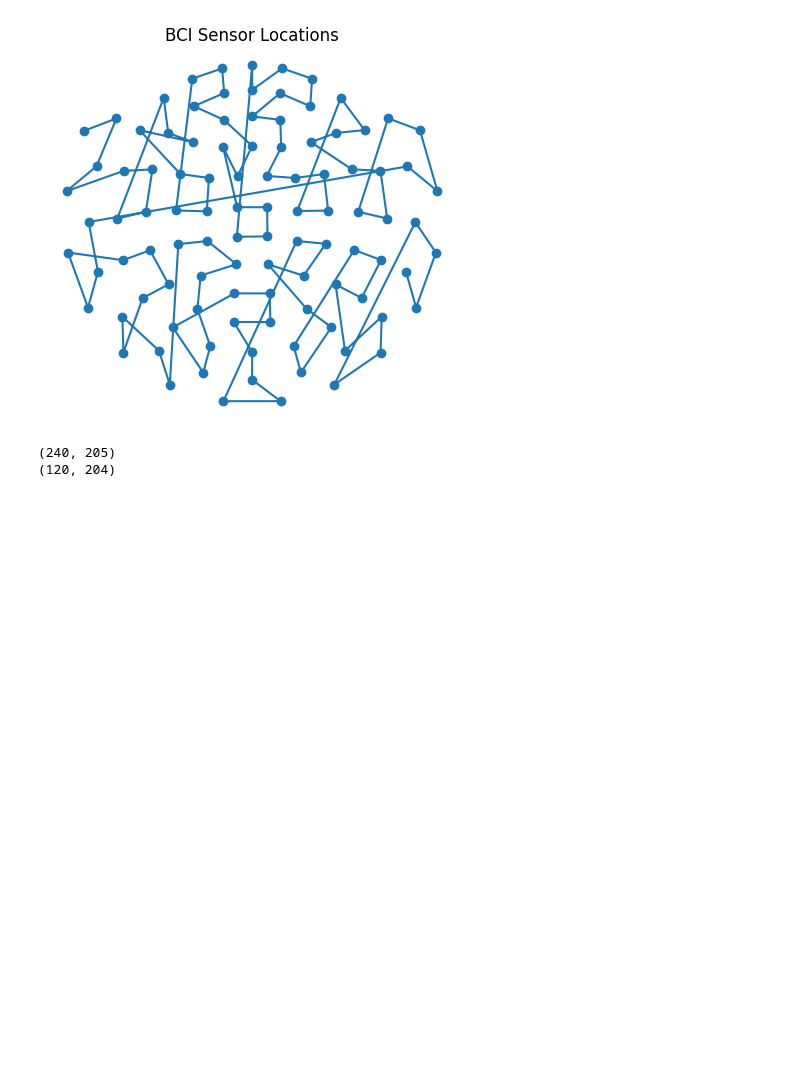
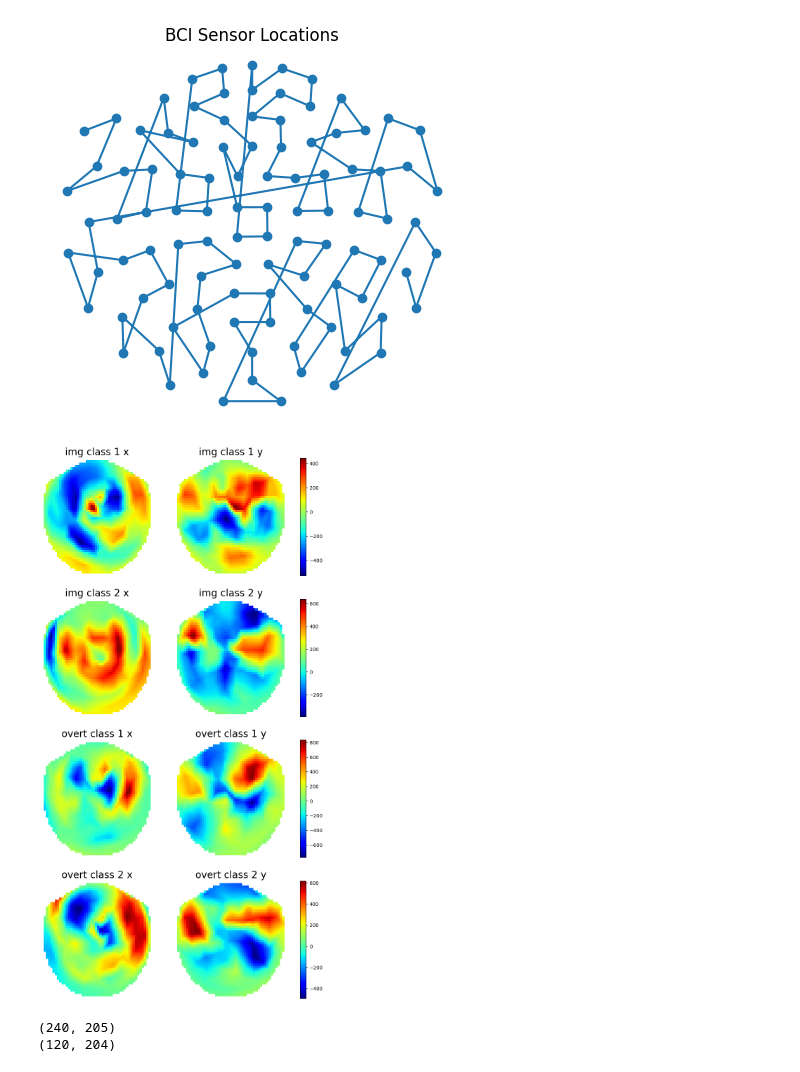
Before and after one commit to albertlyuan/ece-580, a Jupyter notebook: mp2/mp2.ipynb, the cells around one changed output. Drawn from its saved outputs; the diff is of its cells as text; code cells hidden in the pictures; blank space fills up the shorter version.

```diff
--- a/mp2/mp2.ipynb
+++ b/mp2/mp2.ipynb
@@ -56,6 +59,47 @@ plotBrains(img_class_1_x,img_class_1_y,"img_class_1","./img_class_1.png",addXY)
 plotBrains(img_class_2_x,img_class_2_y,"img_class_2","./img_class_2.png",addXY)
 plotBrains(overt_class_1_x,overt_class_1_x,"overt_class_1","./overt_class_1.png",addXY)
 plotBrains(overt_class_1_y,overt_class_1_y,"overt_class_2","./overt_class_2.png",addXY)
+# %%
+def func1(d1,d2):
+    return d1
+
+def func2(d1,d2):
+    return d2
+
+def plotDecisionBoundary(ax, data_x, data_y, title, fname, dfunc):
+    xi = np.linspace(min(BCIsensor_xy[:,0]),max(BCIsensor_xy[:,0]))
+    yi = np.linspace(min(BCIsensor_xy[:,1]),max(BCIsensor_xy[:,1]))
+    gridx,gridy = np.meshgrid(xi,yi)
+    d = dfunc(data_x,data_y)
+    grid = griddata((BCIsensor_xy[:,0], BCIsensor_xy[:,1]), d, (gridx,gridy), method='linear')
+    c = ax.pcolor(grid, cmap='jet')
+    ax.axis('off')
+    ax.set_title(title,fontsize=20)
+    return c
+
+def plotbrain(ax, datax, datay, title):
+    plotDecisionBoundary(ax[0], datax,datay, f"{title} x","",func1)
+    c=plotDecisionBoundary(ax[1], datax,datay,f"{title} y","",func2)
+    cbar = fig.colorbar(c, ax=ax, orientation='vertical', fraction=0.05, pad=0.05)
+    cbar.ax.yaxis.set_ticks_position('right')
+
+i_c1_x = feaSubEImg_1[np.arange(0,feaSubEImg_1.shape[0],2)].T[0]
+i_c1_y = feaSubEImg_1[np.arange(1,feaSubEImg_1.shape[0],2)].T[0]
+i_c2_x = feaSubEImg_2[np.arange(0,feaSubEImg_2.shape[0],2)].T[0]
+i_c2_y = feaSubEImg_2[np.arange(1,feaSubEImg_2.shape[0],2)].T[0]
+o_c1_x = feaSubEOvert_1[np.arange(0,feaSubEOvert_1.shape[0],2)].T[0]
+o_c1_y = feaSubEOvert_1[np.arange(1,feaSubEOvert_1.shape[0],2)].T[0]
+o_c2_x = feaSubEOvert_2[np.arange(0,feaSubEOvert_2.shape[0],2)].T[0]
+o_c2_y = feaSubEOvert_2[np.arange(1,feaSubEOvert_2.shape[0],2)].T[0]
+
+fig, ax = plt.subplots(4,2,figsize=(10,20))
+plotbrain(ax[0],i_c1_x, i_c1_y, "img class 1")
+plotbrain(ax[1],i_c2_x, i_c2_y, "img class 2")
+plotbrain(ax[2],o_c1_x, o_c1_y, "overt class 1")
+plotbrain(ax[3],o_c2_x, o_c2_y, "overt class 2")
+plt.show()
+# %% [output]
+[figure, added]
 # %%
 img_combined = np.ndarray((feaSubEImg_1.shape[1]+feaSubEImg_2.shape[1],feaSubEImg_1.shape[0]+1))
 img_combined[:feaSubEImg_1.shape[1],:feaSubEImg_1.shape[0]] = feaSubEImg_1.T
```
Also changed, not shown: parts of 23 cells of this notebook, 2 other files.
